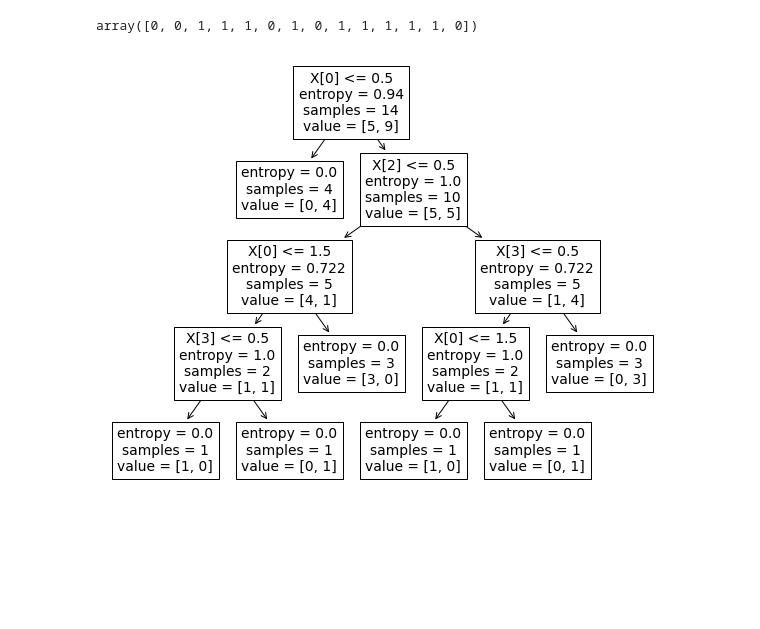
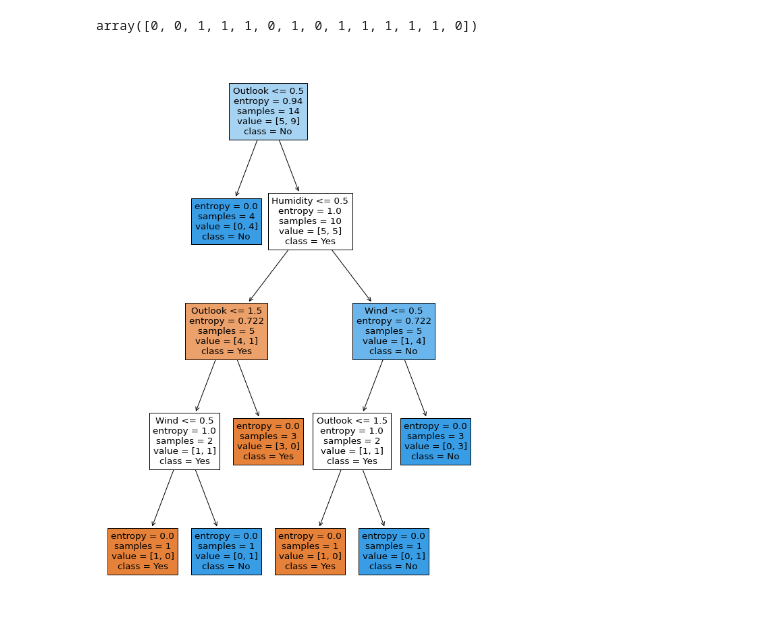
Before and after one commit to 2001-Ankit/DataMining, a Jupyter notebook: DecisionTree.ipynb, the cells around one changed output. Drawn from its saved outputs; the diff is of its cells as text; code cells hidden in the pictures; blank space fills up the shorter version.

```diff
--- a/DecisionTree.ipynb
+++ b/DecisionTree.ipynb
@@ -77,8 +77,8 @@ y_pred
 array([0, 0, 1, 1, 1, 0, 1, 0, 1, 1, 1, 1, 1, 0])
 # %%
 """Visualizing the tree"""
-plt.figure(figsize=(10, 8))
-tree.plot_tree(df_clf)
+plt.figure(figsize=(10, 15))
+tree.plot_tree(df_clf, feature_names=X.columns, class_names=['Yes','No'], filled=True)
 plt.show()
 # %% [output]
-[figure, old version]
+[figure, new version]
```
Also changed, not shown: parts of 9 cells of this notebook, 1 other file.
